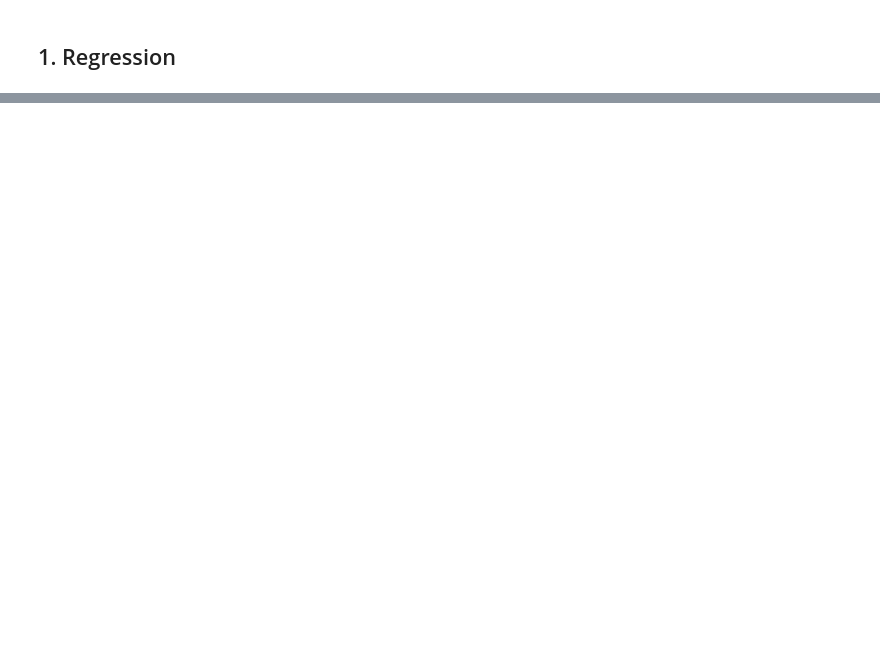
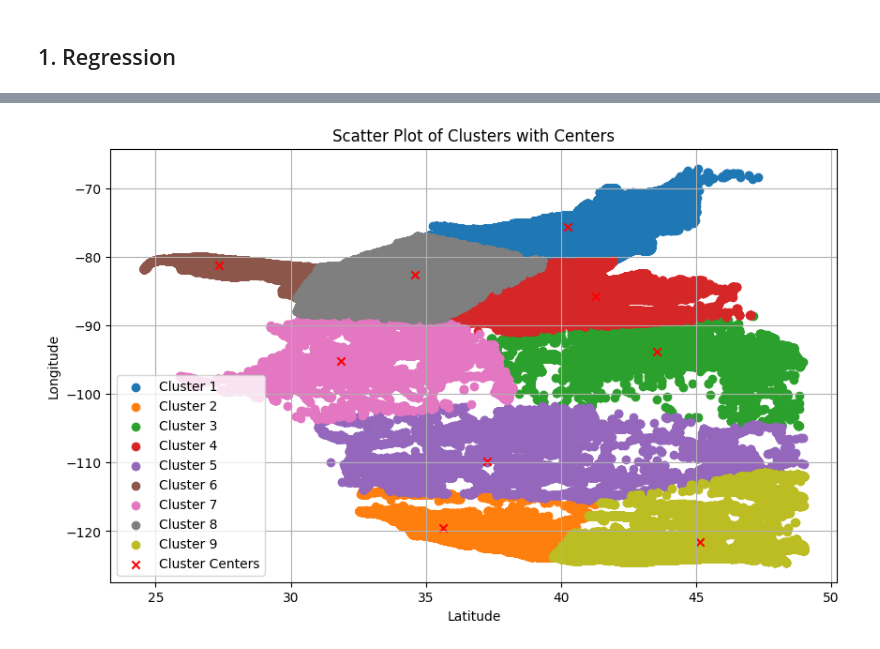
Before and after one commit to ahmedasad236/US-Accidents-Analysis, a Jupyter notebook: spark/main.ipynb, the cells around one changed output, grey strips where cells are left out. Drawn from its saved outputs; the diff is of its cells as text; code cells hidden in the pictures; blank space fills up the shorter version.

```diff
--- a/spark/main.ipynb
+++ b/spark/main.ipynb
@@ -351,0 +281,47 @@ weights, cost_history = linear_regression(transformed_rdd, learning_rate, num_it
+# %%
+# Step 3: Apply KMeans with the chosen k
+optimal_k = 9 # Choose the optimal number of clusters based on the plot
+kmeans = KMeans(k=optimal_k, seed=42)
+model = kmeans.fit(latlong_data)
+
+# Get cluster centers
+cluster_centers = model.clusterCenters()
+# %%
+import matplotlib.pyplot as plt
+import pandas as pd
+
+
+# Convert cluster_centers to Pandas DataFrame
+centers_df = pd.DataFrame(cluster_centers, columns=['x', 'y'])
+
+# Extract x and y coordinates of cluster centers
+center_x = centers_df['x']
+center_y = centers_df['y']
+
+# Convert latlong_data to Pandas DataFrame
+latlong_df = latlong_data.toPandas()
+
+# Apply KMeans to latlong_data and get predictions
+predictions = model.transform(latlong_data).select('prediction').collect()
+predictions = [row['prediction'] for row in predictions]
+
+# Convert predictions to a NumPy array for indexing
+predictions = np.array(predictions)
+
+# Plot the data points for each cluster
+plt.figure(figsize=(10, 6))
+for i in range(optimal_k):
+    cluster_points = latlong_df[predictions == i]  # Extract data points for current cluster
+    plt.scatter(cluster_points['Start_Lat'], cluster_points['Start_Lng'], label=f'Cluster {i+1}')
+
+# Overlay cluster centers on the plot
+plt.scatter(center_x, center_y, color='red', marker='x', label='Cluster Centers')
+
+plt.title('Scatter Plot of Clusters with Centers')
+plt.xlabel('Latitude')
+plt.ylabel('Longitude')
+plt.legend()
+plt.grid(True)
+plt.show()
+# %% [output]
+[figure, added]
```
Also changed, not shown: parts of 18 cells of this notebook, 1 other file.
